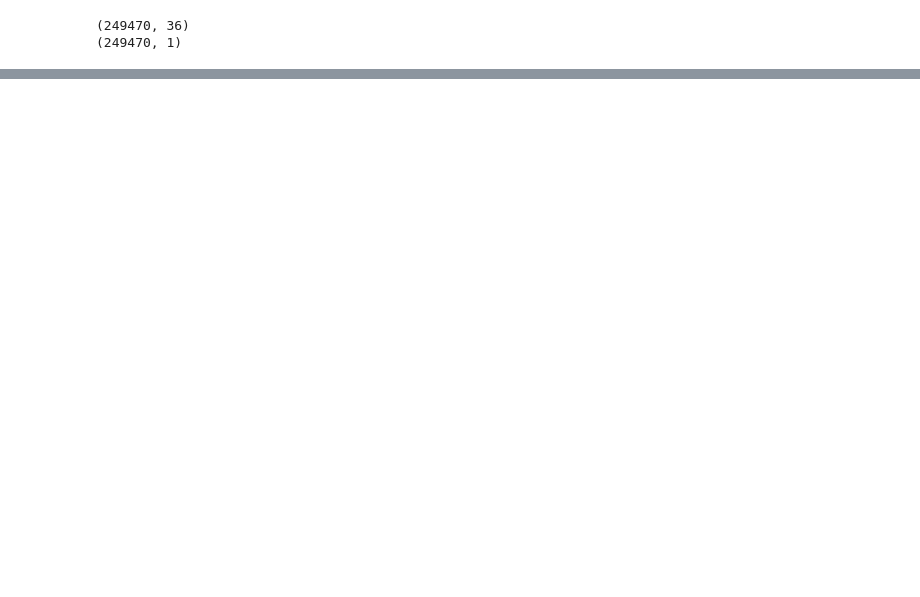
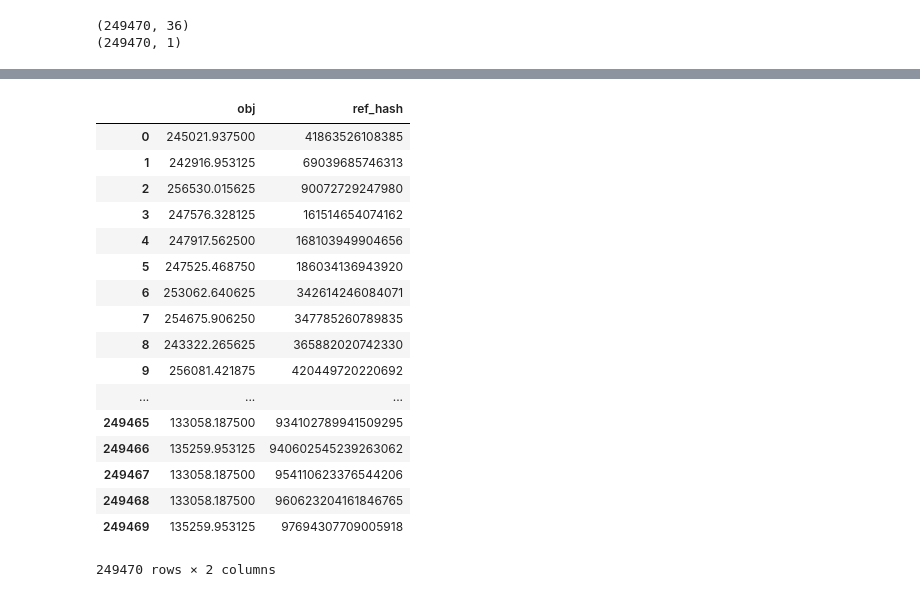
Before and after one commit to Cceecilia/Tp2-Organizaci-nDeDatos, a Jupyter notebook: entrenar_sc_xgboost.ipynb, the cells around one changed output, grey strips where cells are left out. Drawn from its saved outputs; the diff is of its cells as text; code cells hidden in the pictures; blank space fills up the shorter version.

```diff
--- a/entrenar_sc_xgboost.ipynb
+++ b/entrenar_sc_xgboost.ipynb
@@ -190,2 +186,23 @@ prediccion.head()
 # %%
 prediccion.to_csv('prediccion_sc_2426.csv', index=False)
+# %%
+prediccion
+# %% [output]
+|  | obj | ref_hash |
+| 0 | 245021.937500 | 41863526108385 |
+| 1 | 242916.953125 | 69039685746313 |
+| 2 | 256530.015625 | 90072729247980 |
+| 3 | 247576.328125 | 161514654074162 |
+| 4 | 247917.562500 | 168103949904656 |
+| 5 | 247525.468750 | 186034136943920 |
+| 6 | 253062.640625 | 342614246084071 |
+| 7 | 254675.906250 | 347785260789835 |
+| 8 | 243322.265625 | 365882020742330 |
+| 9 | 256081.421875 | 420449720220692 |
+| ... | ... | ... |
+| 249465 | 133058.187500 | 934102789941509295 |
+| 249466 | 135259.953125 | 940602545239263062 |
+| 249467 | 133058.187500 | 954110623376544206 |
+| 249468 | 133058.187500 | 960623204161846765 |
+| 249469 | 135259.953125 | 97694307709005918 |
+249470 rows × 2 columns
```
Also changed, not shown: parts of 8 cells of this notebook, 3 other files.
